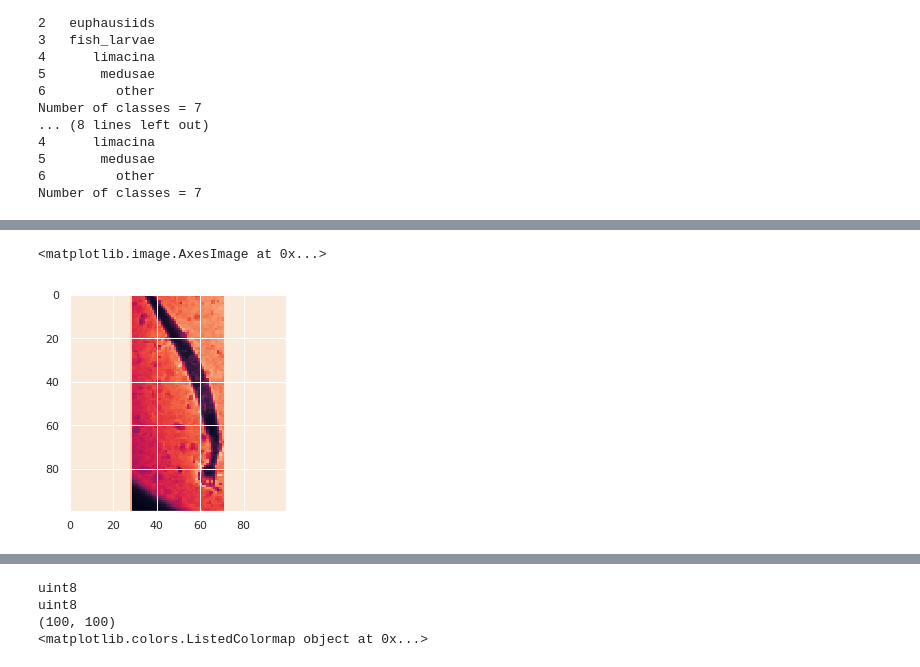
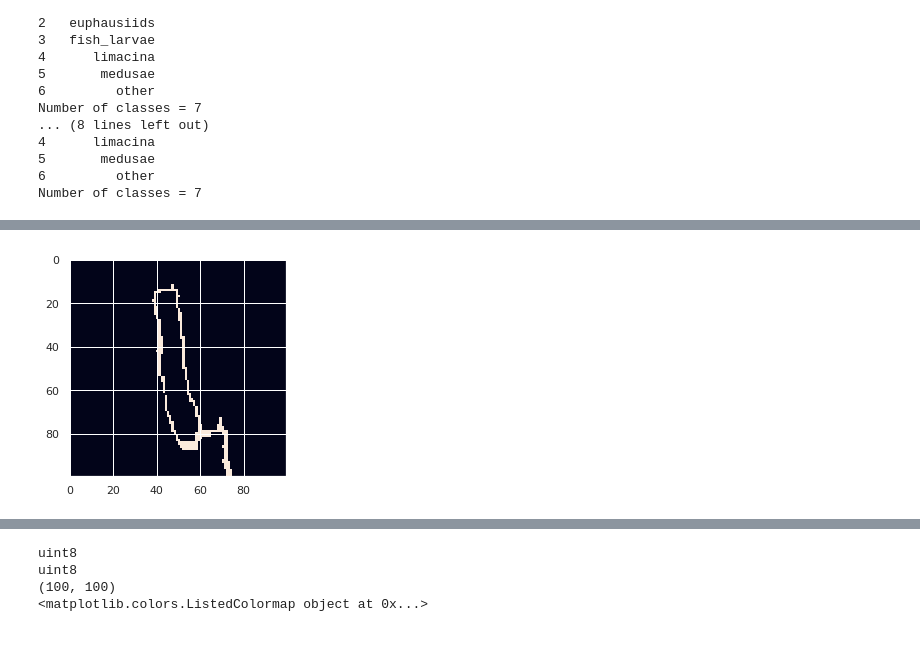
Before and after one commit to George-Marchment/OCEAN, a Jupyter notebook: starting_kit/README_preprocessing.ipynb, the cells around one changed output, grey strips where cells are left out. Cells and saved outputs as stored; diff of their text form; code cells hidden in the pictures.

```diff
--- a/starting_kit/README_preprocessing.ipynb
+++ b/starting_kit/README_preprocessing.ipynb
@@ -151,3 +164,10 @@ imgSampleData = getImage(8)
+# %%
+def getImage(index):
+    imgSampleData = np.resize(rawData.iloc[index,:-1],(100,100))
+    imgSampleData = np.array(imgSampleData,dtype = np.uint8)
+    imgSampleData = Image.fromarray(imgSampleData)
+    imgSampleData = trim(imgSampleData)
+    return np.array(imgSampleData)
 # %%
 from scipy import ndimage as ndi
 from scipy.ndimage import binary_dilation
@@ -160,0 +181,5 @@ from skimage.morphology import remove_small_objects,remove_small_holes
+# %%
+import random as rn
+i = rn.choice(range(len(rawData)))
+imgSampleData = getImage(i)
+plt.imshow(imgSampleData)
@@ -160,0 +189,24 @@ from skimage.morphology import remove_small_objects,remove_small_holes
+# %%
+def gkern(l=5, sig=1.):
+    """\
+    creates gaussian kernel with side length l and a sigma of sig
+    """
+
+    ax = np.linspace(-(l - 1) / 2., (l - 1) / 2., l)
+    xx, yy = np.meshgrid(ax, ax)
+
+    kernel = np.exp(-0.5 * (np.square(xx) + np.square(yy)) / np.square(sig))
+
+    return kernel / np.sum(kernel)
+#https://stackoverflow.com/questions/29731726/how-to-calculate-a-gaussian-kernel-matrix-efficiently-in-numpy
+# %%
+edges = canny(imgSampleData,sigma = 5)
+plt.imshow(edges)
+plt.show()
+edges = dilation(edges)
+edges = closing(edges,gkern(l = 10))
+plt.imshow(edges)
+plt.show()
+filled = ndi.binary_fill_holes(edges)
+plt.imshow(filled)
+plt.show()
@@ -161,5 +217,5 @@ from skimage.morphology import remove_small_objects,remove_small_holes
 # %%
-plt.imshow(imgSampleData)
+plt.imshow(filled)
+plt.show()
 # %% [output]
-<matplotlib.image.AxesImage at 0x...>
-[figure, old version]
+[figure, new version]
```
Also changed, not shown: parts of 13 cells of this notebook.
